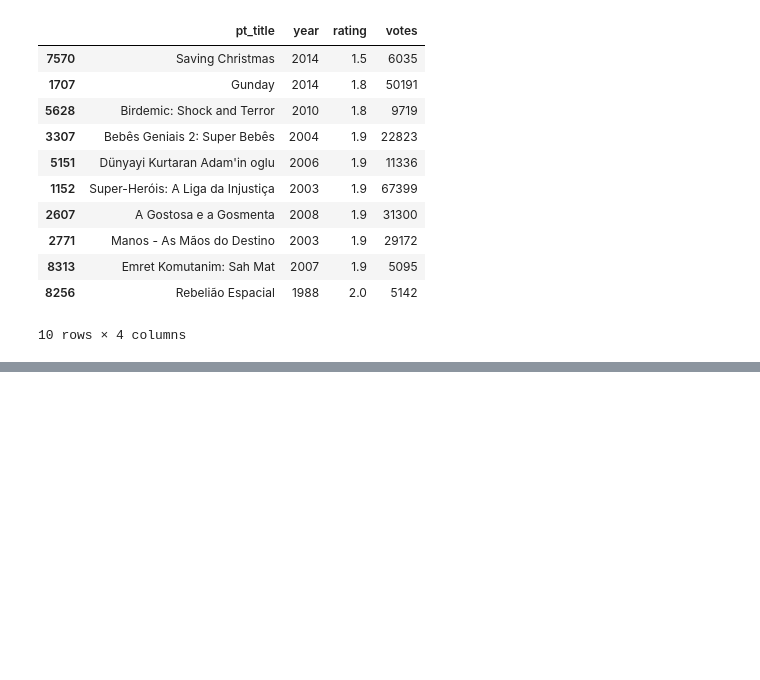
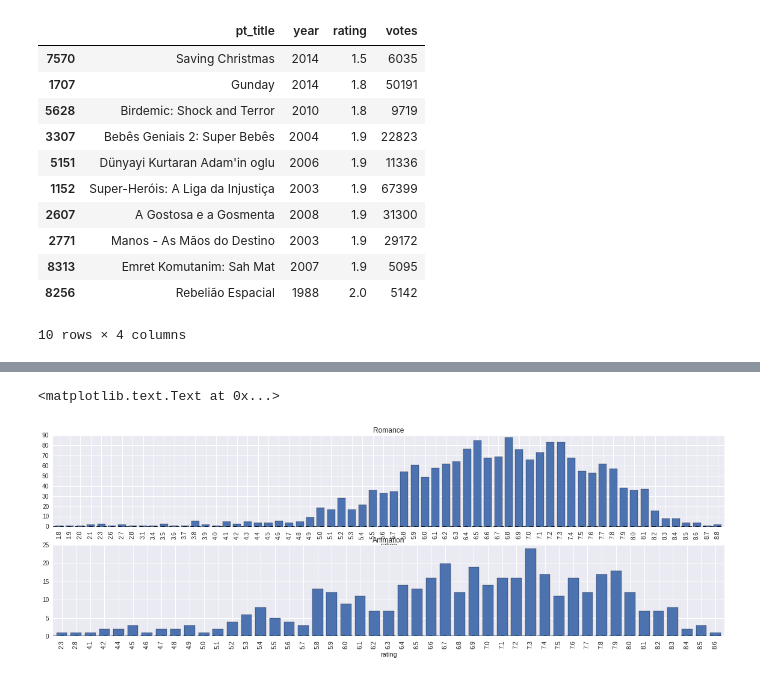
Before and after one commit to lucasmachadorj/movies_analysis, a Jupyter notebook: Graphic Analysis.ipynb, the cells around one changed output, grey strips where cells are left out. Drawn from its saved outputs; the diff is of its cells as text; code cells hidden in the pictures; blank space fills up the shorter version.

```diff
--- a/Graphic Analysis.ipynb
+++ b/Graphic Analysis.ipynb
@@ -265,0 +301,12 @@ pd_filmes[['pt_title', 'year', 'rating', 'votes']].sort(('rating'), ascending=Tr
+# %%
+fig, axes = plt.subplots(nrows = 2, ncols = 1, figsize = (20,6))
+
+
+romance.groupby('rating').count().plot(kind = 'bar', ax = axes[0], y = 'pt_title')
+animation.groupby('rating').count().plot(kind = 'bar', ax = axes[1], y = 'pt_title')
+
+axes[0].set_title('Romance')
+axes[1].set_title('Animation')
+# %% [output]
+<matplotlib.text.Text at 0x...>
+[figure, added]
```
Also changed, not shown: parts of 41 cells of this notebook, 1 other file.
